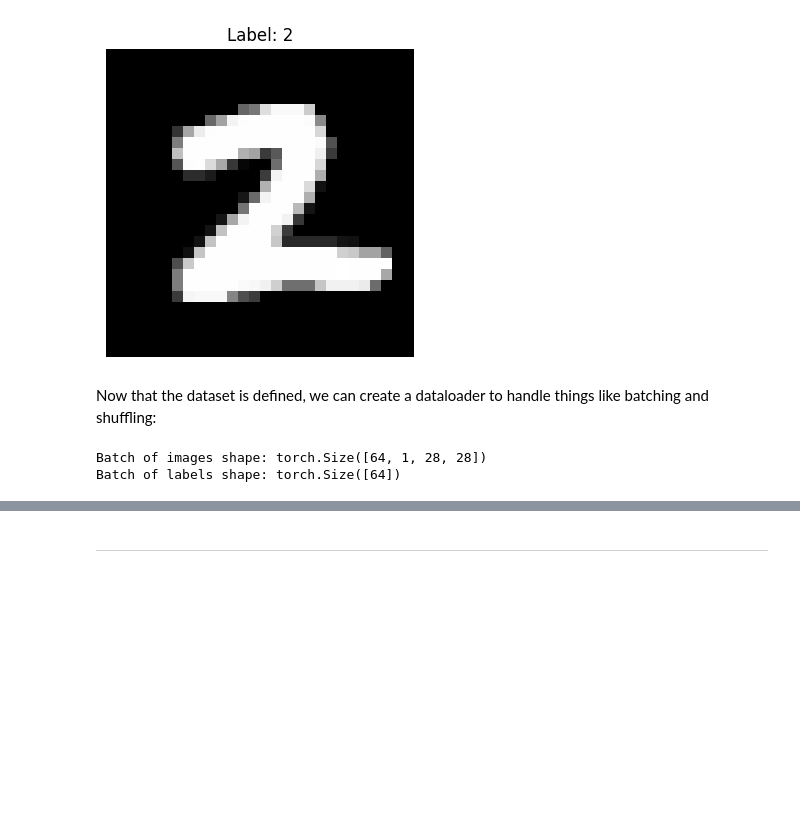
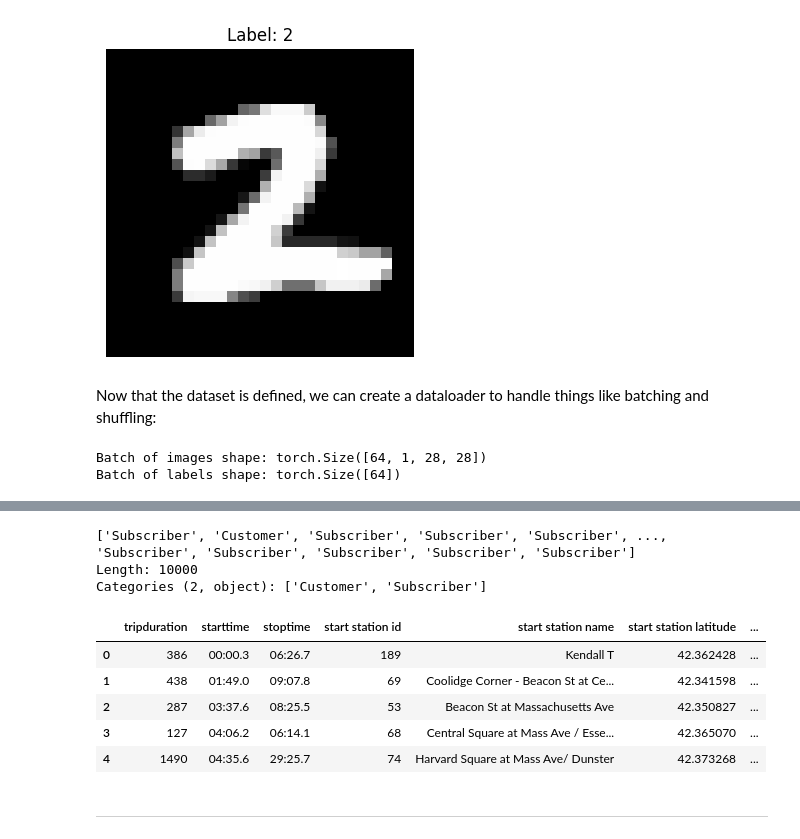
Before and after one commit to mattbecker03/bus675_s26, a Jupyter notebook: lectures/Lecture_09_PyTorch_Fundamentals.ipynb, the cells around one changed output, grey strips where cells are left out. Drawn from its saved outputs; the diff is of its cells as text; code cells hidden in the pictures; blank space fills up the shorter version.

```diff
--- a/lectures/Lecture_09_PyTorch_Fundamentals.ipynb
+++ b/lectures/Lecture_09_PyTorch_Fundamentals.ipynb
@@ -1398,3 +1405,18 @@ except Exception as e:
+# %%
+pd.Categorical(bb_df.usertype)
+# %% [output]
+['Subscriber', 'Customer', 'Subscriber', 'Subscriber', 'Subscriber', ..., 'Subscriber', 'Subscriber', 'Subscriber', 'Subscriber', 'Subscriber']
+Length: 10000
+Categories (2, object): ['Customer', 'Subscriber']
+# %%
+bb_df.head()
+# %% [output]
+|  | tripduration | starttime | stoptime | start station id | start station name | start station latitude | ... |
+| 0 | 386 | 00:00.3 | 06:26.7 | 189 | Kendall T | 42.362428 | ... |
+| 1 | 438 | 01:49.0 | 09:07.8 | 69 | Coolidge Corner - Beacon St at Ce... | 42.341598 | ... |
+| 2 | 287 | 03:37.6 | 08:25.5 | 53 | Beacon St at Massachusetts Ave | 42.350827 | ... |
+| 3 | 127 | 04:06.2 | 06:14.1 | 68 | Central Square at Mass Ave / Esse... | 42.365070 | ... |
+| 4 | 1490 | 04:35.6 | 29:25.7 | 74 | Harvard Square at Mass Ave/ Dunster | 42.373268 | ... |
 # %% [markdown]
 <hr/>
 <!-- End Exercise 9.2 -->
```
Also changed, not shown: parts of 6 cells of this notebook, 2 other files.
